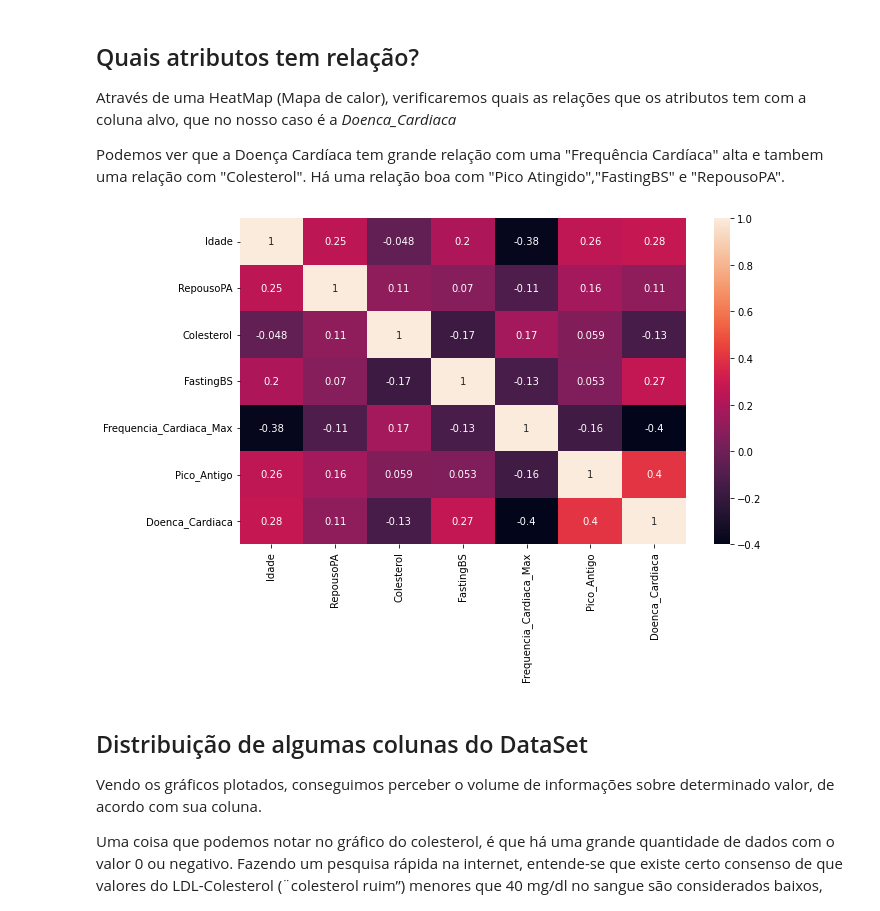
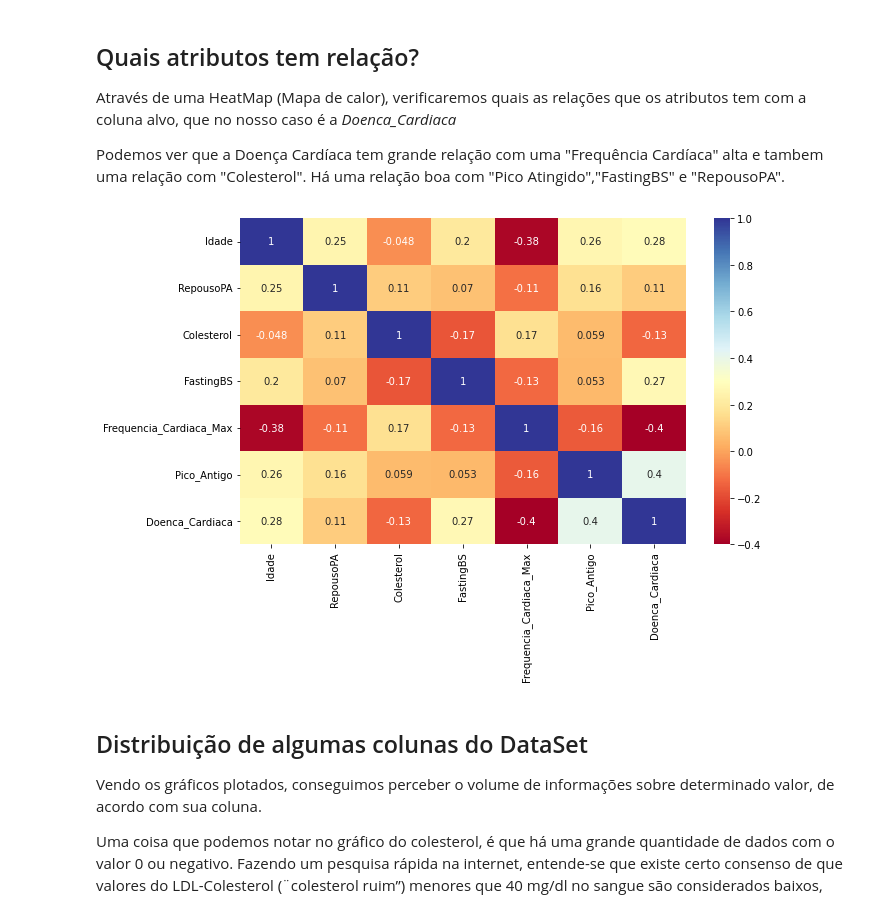
Before and after one commit to patrickpiccini/heart-failure-prediction, a Jupyter notebook: heart_failure_prediction.ipynb, the cells around one changed output. Saved outputs shown, nothing was run; the diff lists cells and outputs as text; code cells hidden in the pictures.

```diff
--- a/heart_failure_prediction.ipynb
+++ b/heart_failure_prediction.ipynb
@@ -201,10 +201,10 @@ Podemos ver que a Doença Cardíaca tem grande relação com uma "Frequência Ca
 # %%
 plt.figure(figsize=(10,6))
 
-sns.heatmap(heart_df.corr(), annot=True)
+sns.heatmap(heart_df.corr(), annot=True, cmap ="RdYlBu")
 plt.show()
 # %% [output]
-[figure, old version]
+[figure, new version]
 # %% [markdown]
 ## Distribuição de algumas colunas do DataSet
 
```
Also changed, not shown: parts of 1 cell of this notebook.
